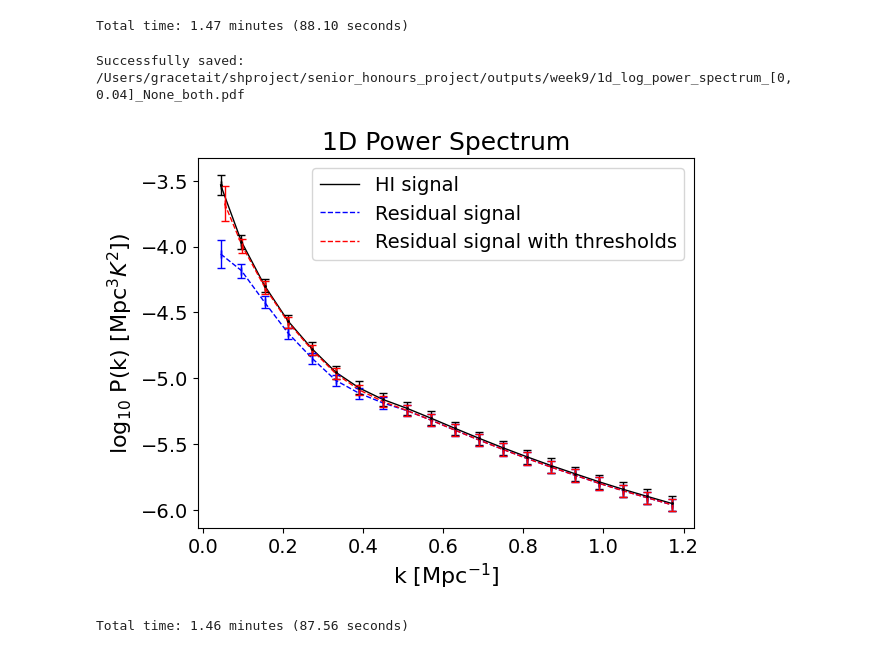
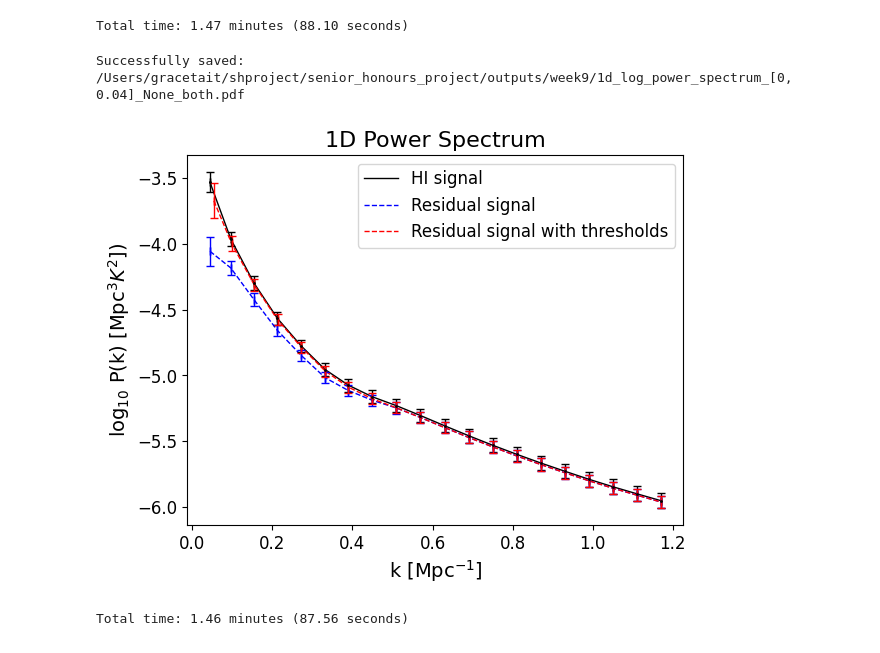
Before and after one commit to grxcetait/senior_honours_project, a Jupyter notebook: notebooks/week3/notebook_2.ipynb, the cells around one changed output. Saved outputs shown, nothing was run; the diff lists cells and outputs as text; code cells hidden in the pictures.

```diff
--- a/notebooks/week3/notebook_2.ipynb
+++ b/notebooks/week3/notebook_2.ipynb
@@ -1689,7 +1739,7 @@ k_1d_list_cleaned, power_1d_hi_list_cleaned, power_1d_res_list_cleaned, power_cy
 # %% [output]
 Total time: 1.47 minutes (88.10 seconds)
 # %%
-fs = 16
+fs = 14
 
 # calculate log values
 log_power_1d_hi_list = np.log10(power_1d_hi_list)
@@ -1707,34 +1757,34 @@ log_power_1d_res_mean_cleaned = np.mean(log_power_1d_res_list_cleaned, axis = 0)
 k_1d_std = np.std(k_1d_list, axis = 0)
 log_power_1d_hi_std = np.abs(np.std(log_power_1d_hi_list, axis = 0))
 log_power_1d_res_std = np.abs(np.std(log_power_1d_res_list, axis = 0))
 
 k_1d_std_cleaned = np.std(k_1d_list_cleaned, axis = 0)
 log_power_1d_res_std_cleaned = np.abs(np.std(log_power_1d_res_list_cleaned, axis = 0))
 
 # plot the log 1D power spectrum
 plt.plot(k_1d_mean, log_power_1d_hi_mean, label='HI signal', color = 'black', linewidth = 1)
 plt.plot(k_1d_mean, log_power_1d_res_mean, label='Residual signal',ls='--', color = 'blue', linewidth = 1)
 plt.plot(k_1d_mean_cleaned, log_power_1d_res_mean_cleaned, label='Residual signal with thresholds',ls='--', color = 'red', linewidth = 1)
 
 plt.errorbar(k_1d_mean, log_power_1d_hi_mean, yerr = log_power_1d_hi_std, xerr = k_1d_std, fmt = 'o', capsize = 3, color = 'black', markersize = 1, linewidth = 1)
 plt.errorbar(k_1d_mean, log_power_1d_res_mean, yerr = log_power_1d_res_std, xerr = k_1d_std, fmt = 'None', capsize = 3, color = 'blue', markersize = 1, linewidth = 1)
 plt.errorbar(k_1d_mean_cleaned, log_power_1d_res_mean_cleaned, yerr = log_power_1d_res_std_cleaned, xerr = k_1d_std, fmt = 'None', capsize = 3, color = 'red', markersize = 1, linewidth = 1)
 
 # add title and labels
 plt.xlabel('k [Mpc$^{-1}$]', fontsize=fs)
 plt.ylabel(r'log$_{10}$ P(k) [${\rm Mpc}^{3}K^2]$)', fontsize=fs)
 plt.title('1D Power Spectrum', fontsize=fs+2)
 plt.tick_params(labelsize=fs-2)
 plt.legend(fontsize=fs-2)
 
 save_project_plot(plt.gcf(), week_number = 9,
                   filename = f"1d_log_power_spectrum_{k_perppara_min}_{k_perppara_max}_both.pdf")
 
 # show plot
 plt.show()
 # %% [output]
 Successfully saved: /Users/gracetait/shproject/senior_honours_project/outputs/week9/1d_log_power_spectrum_[0, 0.04]_None_both.pdf
-[figure, old version]
+[figure, new version]
 # %%
 seed = 42
 k_perppara_min = [0, 0.05]
```
Also changed, not shown: parts of 7 cells of this notebook, 41 other files.
